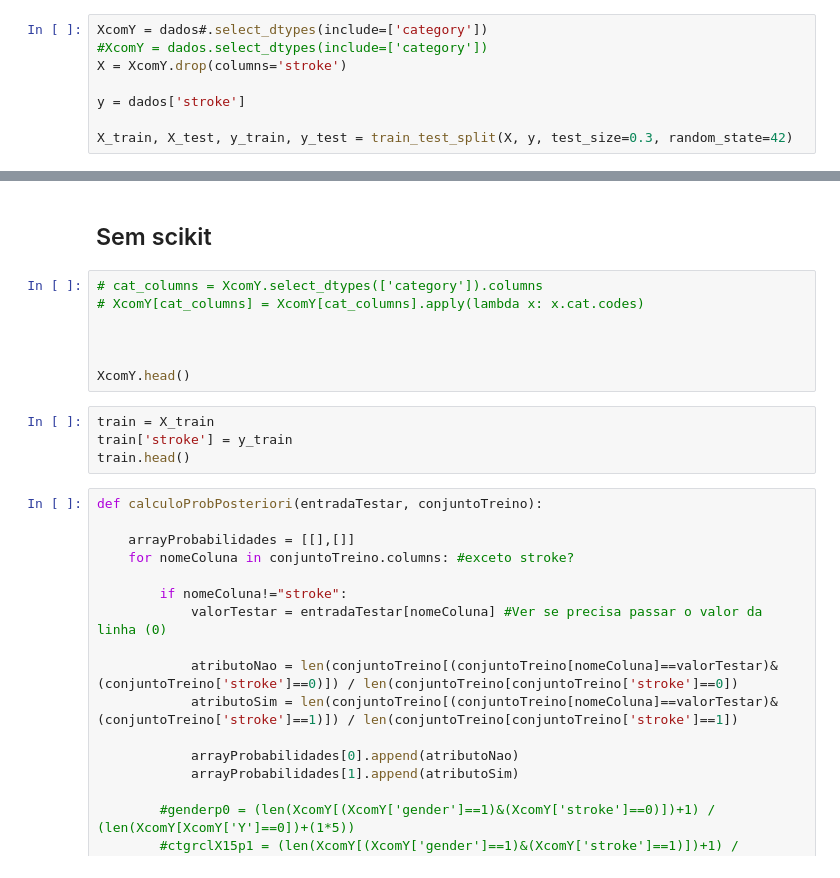
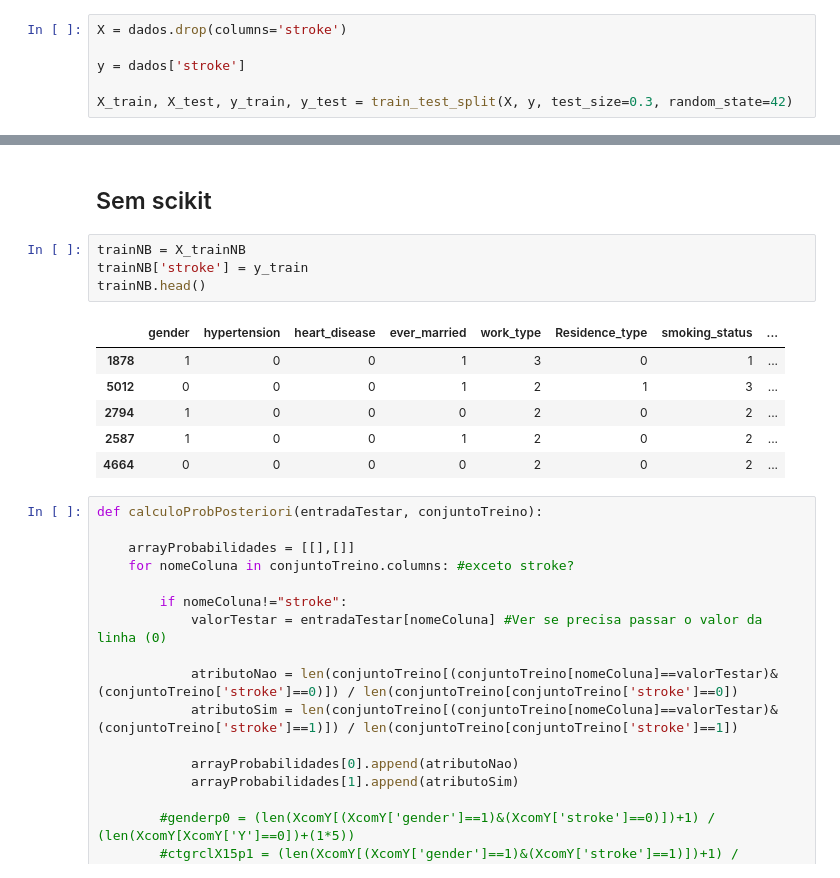
Before and after one commit to mariamaOlive/estatistica-residencia, a Jupyter notebook: projetoEstatisticaDescritiva.ipynb, the cells around one changed output, grey strips where cells are left out. Drawn from its saved outputs; the diff is of its cells as text.

```diff
--- a/projetoEstatisticaDescritiva.ipynb
+++ b/projetoEstatisticaDescritiva.ipynb
@@ -123,7 +259,5 @@ dados.head()
 # %%
-XcomY = dados#.select_dtypes(include=['category'])
-#XcomY = dados.select_dtypes(include=['category'])
-X = XcomY.drop(columns='stroke')
+X = dados.drop(columns='stroke')
 
 y = dados['stroke']
 
@@ -166,16 +327,16 @@ f1_score(y_test, y_pred, average=None)
 # %% [markdown]
 ## Sem scikit
-# %%
-# cat_columns = XcomY.select_dtypes(['category']).columns
-# XcomY[cat_columns] = XcomY[cat_columns].apply(lambda x: x.cat.codes)
-
-
-
-XcomY.head()
-# %%
-train = X_train
-train['stroke'] = y_train
-train.head()
+# %%
+trainNB = X_trainNB
+trainNB['stroke'] = y_train
+trainNB.head()
+# %% [output]
+|  | gender | hypertension | heart_disease | ever_married | work_type | Residence_type | smoking_status | ... |
+| 1878 | 1 | 0 | 0 | 1 | 3 | 0 | 1 | ... |
+| 5012 | 0 | 0 | 0 | 1 | 2 | 1 | 3 | ... |
+| 2794 | 1 | 0 | 0 | 0 | 2 | 0 | 2 | ... |
+| 2587 | 1 | 0 | 0 | 1 | 2 | 0 | 2 | ... |
+| 4664 | 0 | 0 | 0 | 0 | 2 | 0 | 2 | ... |
 # %%
 def calculoProbPosteriori(entradaTestar, conjuntoTreino):
 
```
Also changed, not shown: parts of 50 cells of this notebook.
